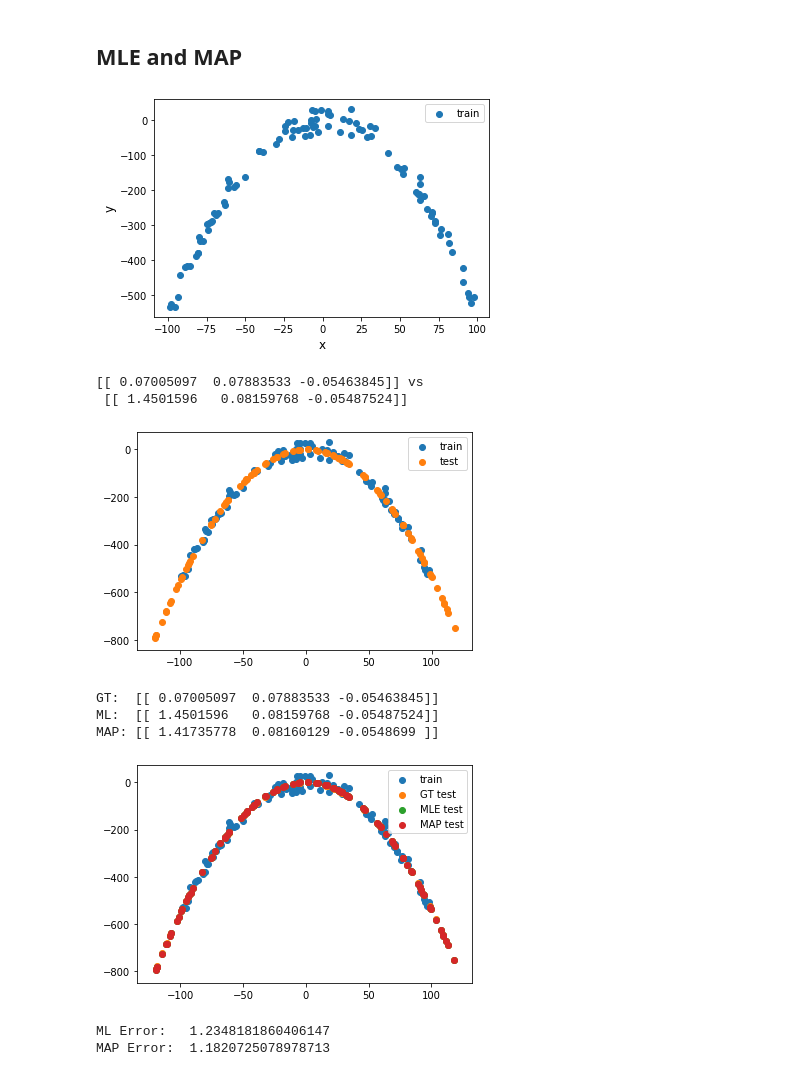
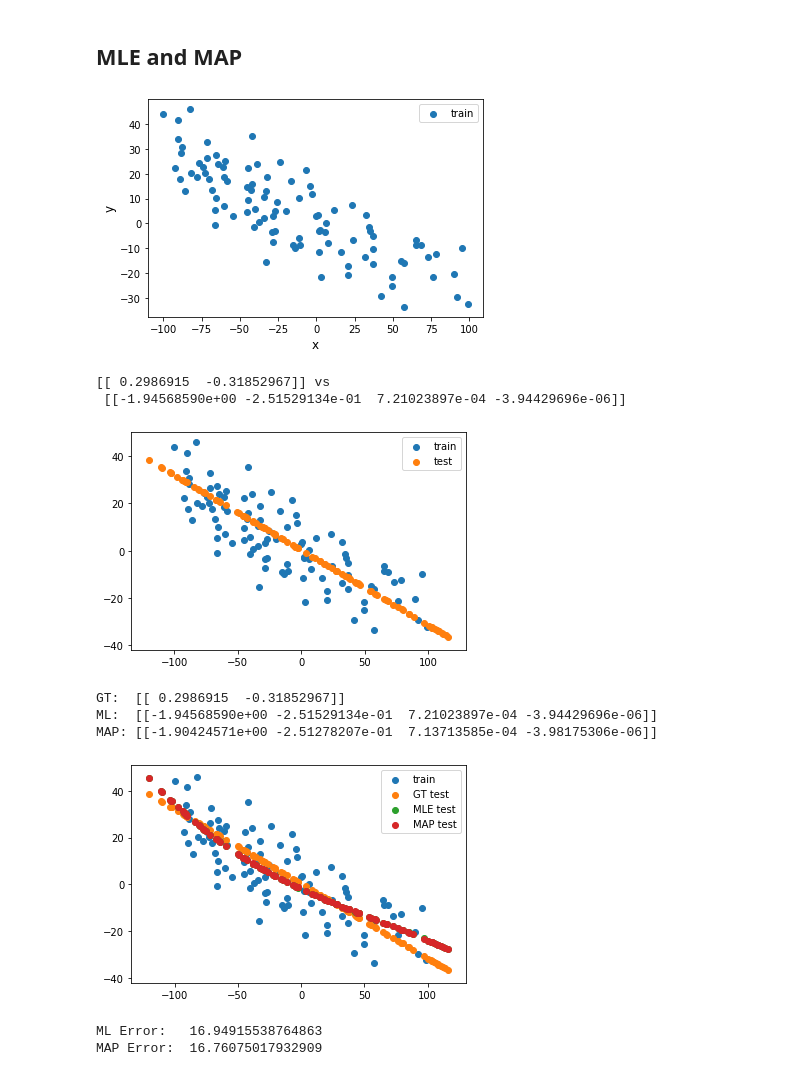
Before and after one commit to roatienza/ml, a Jupyter notebook: linear_regression/notebook/mle_and_map_poly.ipynb, the cells around one changed output. Drawn from its saved outputs; the diff is of its cells as text; code cells hidden in the pictures.

```diff
--- a/linear_regression/notebook/mle_and_map_poly.ipynb
+++ b/linear_regression/notebook/mle_and_map_poly.ipynb
@@ -5,18 +5,24 @@ import numpy as np
 import matplotlib.pyplot as plt
 # %%
 n = 100
-deg = 3
+data_deg = 2
+model_deg = 4
 x_train = np.sort(np.random.uniform(-100,100,size=[n,1]))
 x_test = np.sort(np.random.uniform(-120,120,size=[n,1]))
-noise = 20*np.random.normal(loc=0,scale=1.0,size=[n,1])
-power = np.arange(deg)
-theta = np.random.uniform(-.1,.1,[deg,1])
-X_train = np.tile(x_train, deg)
-X_test = np.tile(x_test, deg)
-X_train = np.power(X_train, power)
-X_test = np.power(X_test, power)
-y_train = np.matmul(X_train, theta) + noise
-y_test = np.matmul(X_test, theta)
+noise = 10*np.random.normal(loc=0,scale=1.0,size=[n,1])
+data_power = np.arange(data_deg)
+model_power = np.arange(model_deg)
+data_theta = np.random.uniform(-.5,.5,[data_deg,1])
+X_train = np.tile(x_train, data_deg)
+X_test = np.tile(x_test, data_deg)
+X_train = np.power(X_train, data_power)
+X_test = np.power(X_test, data_power)
+y_train = np.matmul(X_train, data_theta) + noise
+y_test = np.matmul(X_test, data_theta)
+X_train = np.tile(x_train, model_deg)
+X_train = np.power(X_train, model_power)
+X_test_model = np.tile(x_test, model_deg)
+X_test_model = np.power(X_test_model, model_power)
 # %%
 fig, ax = plt.subplots()
 plt.xlabel('x', fontsize=12)
@@ -25,52 +31,52 @@ plt.scatter(x_train, y_train, label='train')
 ax.legend()
 plt.show()
 # %% [output]
-[figure, old version]
+[figure, new version]
 # %%
 s = np.linalg.inv(np.matmul(np.transpose(X_train),X_train))
 s = np.matmul(s,np.transpose(X_train))
 theta_ml = np.matmul(s,y_train)
-print(np.reshape(theta,[1,-1]), "vs\n", np.reshape(theta_ml,[1,-1]))
+print(np.reshape(data_theta,[1,-1]), "vs\n", np.reshape(theta_ml,[1,-1]))
 # %% [output]
-[[ 0.07005097  0.07883533 -0.05463845]] vs
- [[ 1.4501596   0.08159768 -0.05487524]]
+[[ 0.2986915  -0.31852967]] vs
+ [[-1.94568590e+00 -2.51529134e-01  7.21023897e-04 -3.94429696e-06]]
 # %%
-y_test_ml = np.matmul(X_test, theta_ml)
+y_test_ml = np.matmul(X_test_model, theta_ml)
 fig, ax = plt.subplots()
 plt.scatter(x_train, y_train, label='train')
 plt.scatter(x_test, y_test, label='test')
 ax.legend()
 plt.show()
 # %% [output]
-[figure, old version]
+[figure, new version]
 # %%
 s = np.matmul(np.transpose(X_train),X_train)
 reg = np.identity(s.shape[0])
 s = np.linalg.inv(s + reg)
 s = np.matmul(s,np.transpose(X_train))
 theta_map = np.matmul(s,y_train)
-print("GT: ", np.reshape(theta,[1,-1]), "\nML: ", np.reshape(theta_ml,[1,-1]))
+print("GT: ", np.reshape(data_theta,[1,-1]), "\nML: ", np.reshape(theta_ml,[1,-1]))
 print("MAP:", np.reshape(theta_map,[1,-1]))
 # %% [output]
-GT:  [[ 0.07005097  0.07883533 -0.05463845]]
-ML:  [[ 1.4501596   0.08159768 -0.05487524]]
-MAP: [[ 1.41735778  0.08160129 -0.0548699 ]]
+GT:  [[ 0.2986915  -0.31852967]]
+ML:  [[-1.94568590e+00 -2.51529134e-01  7.21023897e-04 -3.94429696e-06]]
+MAP: [[-1.90424571e+00 -2.51278207e-01  7.13713585e-04 -3.98175306e-06]]
 # %%
-y_test_map = np.matmul(X_test, theta_map)
+y_test_map = np.matmul(X_test_model, theta_map)
 fig, ax = plt.subplots()
 plt.scatter(x_train, y_train, label='train')
 plt.scatter(x_test, y_test, label='GT test')
 plt.scatter(x_test, y_test_ml, label='MLE test')
 plt.scatter(x_test, y_test_map, label='MAP test')
 ax.legend()
 plt.show()
 # %% [output]
-[figure, old version]
+[figure, new version]
 # %%
 ml_error = ((y_test_ml - y_test)**2).mean()
 map_error = ((y_test_map - y_test)**2).mean()
 print("ML Error:  ",  ml_error)
 print("MAP Error: ",  map_error)
 # %% [output]
-ML Error:   1.2348181860406147
-MAP Error:  1.1820725078978713
+ML Error:   16.94915538764863
+MAP Error:  16.76075017932909
```
Also changed, not shown: 2 other files.
